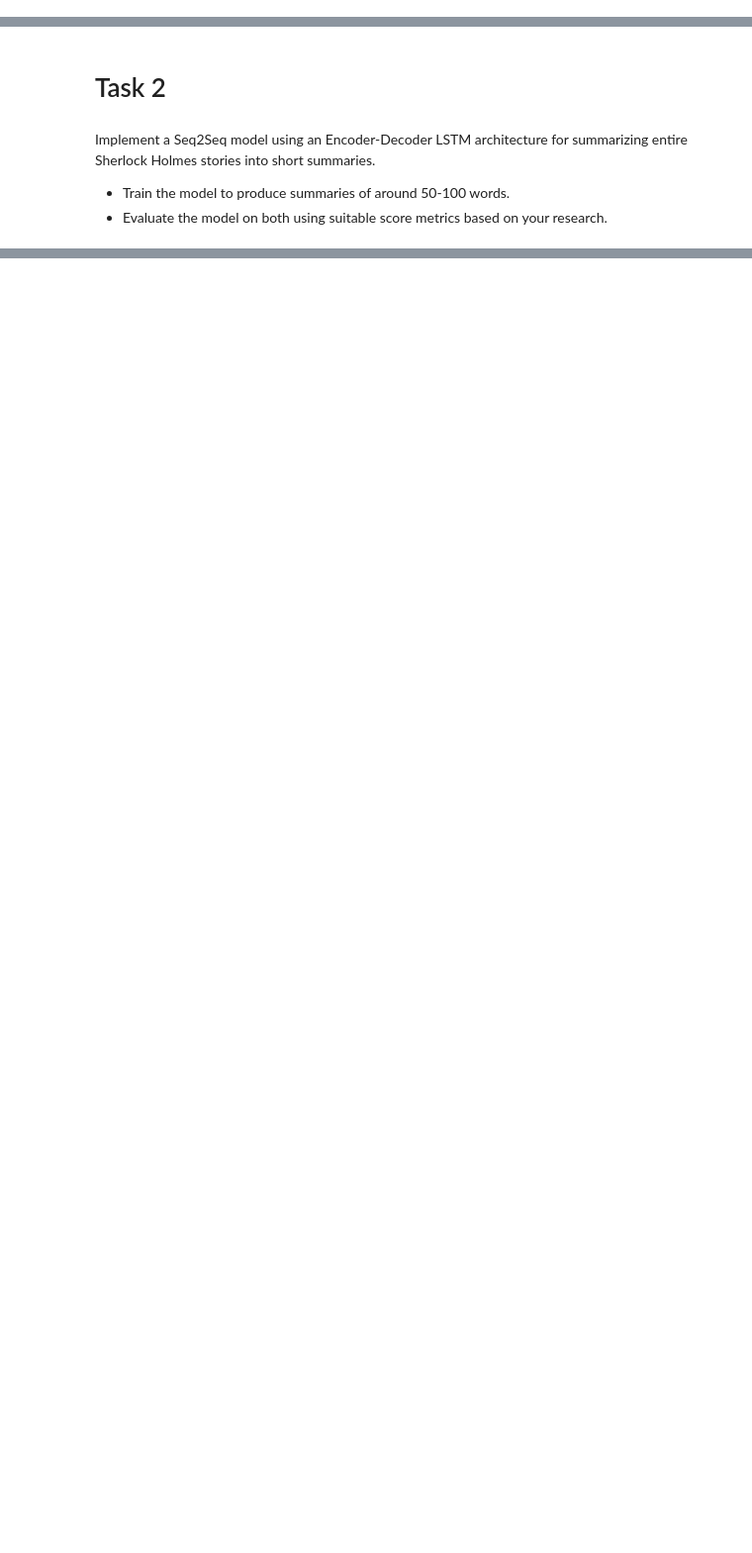
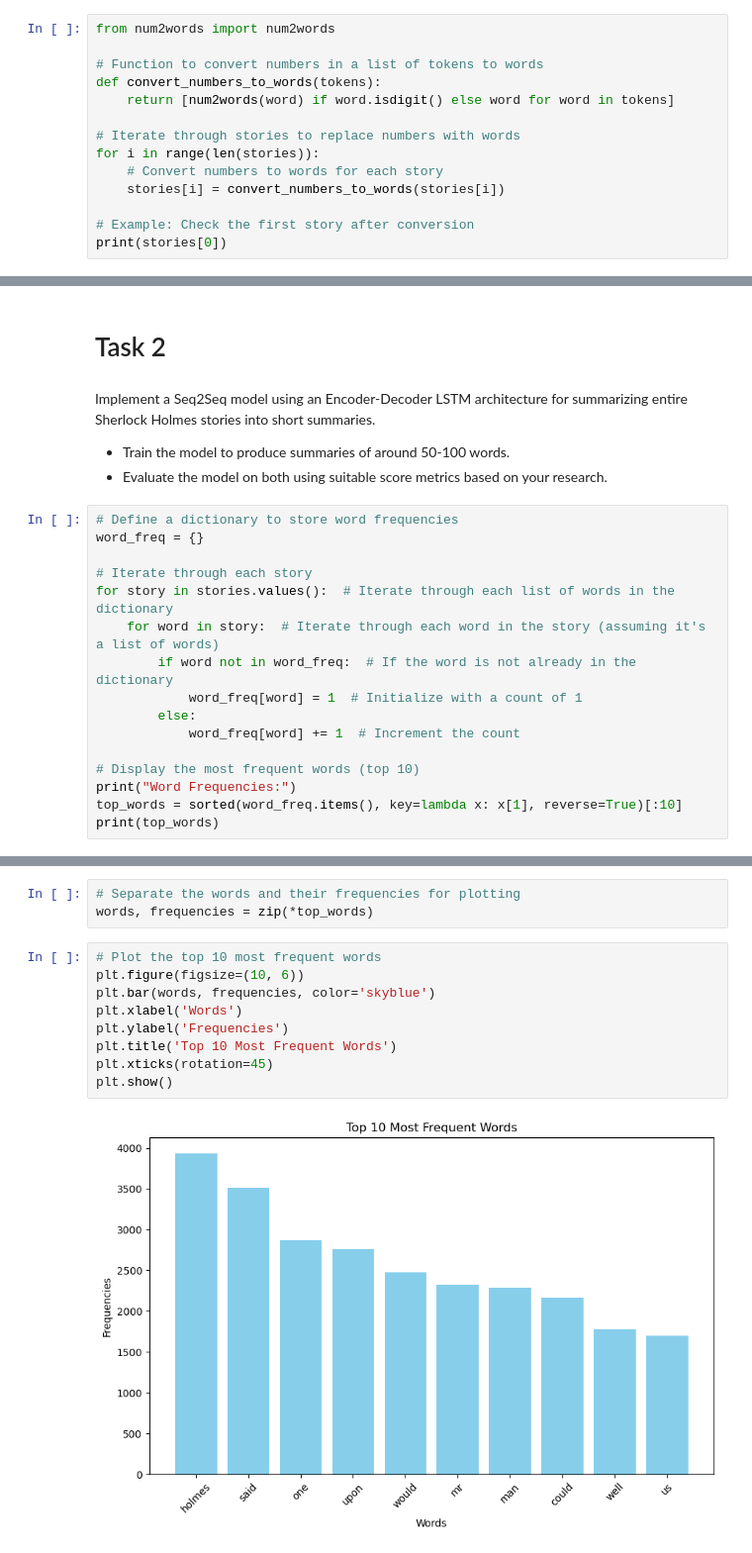
Before and after one commit to niteazi/1st-Assignment---Deep-Learning, a Jupyter notebook: main.ipynb, the cells around one changed output, grey strips where cells are left out. Shown at 99% size. Saved outputs shown, nothing was run; the diff lists cells and outputs as text; blank space fills up the shorter version.

```diff
--- a/main.ipynb
+++ b/main.ipynb
@@ -418,0 +499,14 @@ The problem with this solution is that not all numbers have the same context. So
+# %%
+from num2words import num2words
+
+# Function to convert numbers in a list of tokens to words
+def convert_numbers_to_words(tokens):
+    return [num2words(word) if word.isdigit() else word for word in tokens]
+
+# Iterate through stories to replace numbers with words
+for i in range(len(stories)):
+    # Convert numbers to words for each story
+    stories[i] = convert_numbers_to_words(stories[i])
+
+# Example: Check the first story after conversion
+print(stories[0])
@@ -422,3 +522,19 @@ The problem with this solution is that not all numbers have the same context. So
 Implement a Seq2Seq model using an Encoder-Decoder LSTM architecture for summarizing entire Sherlock Holmes stories into short summaries.
 - Train the model to produce summaries of around 50-100 words.
 - Evaluate the model on both using suitable score metrics based on your research.
+# %%
+# Define a dictionary to store word frequencies
+word_freq = {}
+
+# Iterate through each story
+for story in stories.values():  # Iterate through each list of words in the dictionary
+    for word in story:  # Iterate through each word in the story (assuming it's a list of words)
+        if word not in word_freq:  # If the word is not already in the dictionary
+            word_freq[word] = 1  # Initialize with a count of 1
+        else:
+            word_freq[word] += 1  # Increment the count
+
+# Display the most frequent words (top 10)
+print("Word Frequencies:")
+top_words = sorted(word_freq.items(), key=lambda x: x[1], reverse=True)[:10]
+print(top_words)
@@ -424,0 +572,14 @@ Implement a Seq2Seq model using an Encoder-Decoder LSTM architecture for summari
+# %%
+# Separate the words and their frequencies for plotting
+words, frequencies = zip(*top_words)
+# %%
+# Plot the top 10 most frequent words
+plt.figure(figsize=(10, 6))
+plt.bar(words, frequencies, color='skyblue')
+plt.xlabel('Words')
+plt.ylabel('Frequencies')
+plt.title('Top 10 Most Frequent Words')
+plt.xticks(rotation=45)
+plt.show()
+# %% [output]
+[figure, added]
```
Also changed, not shown: parts of 13 cells of this notebook, 1 other file.
